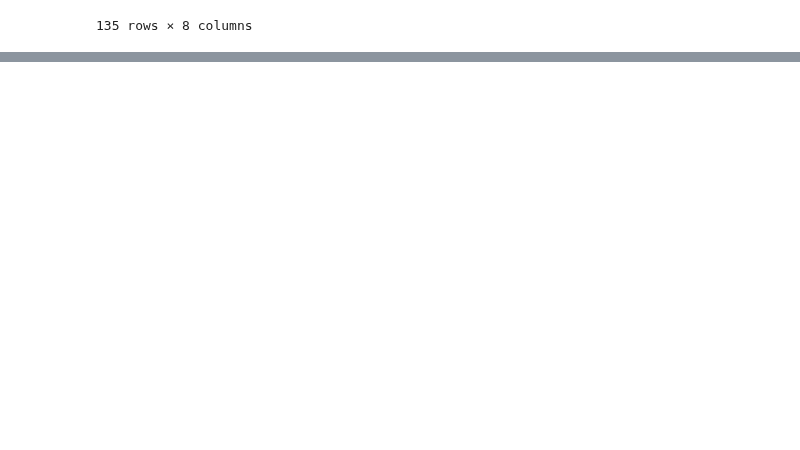
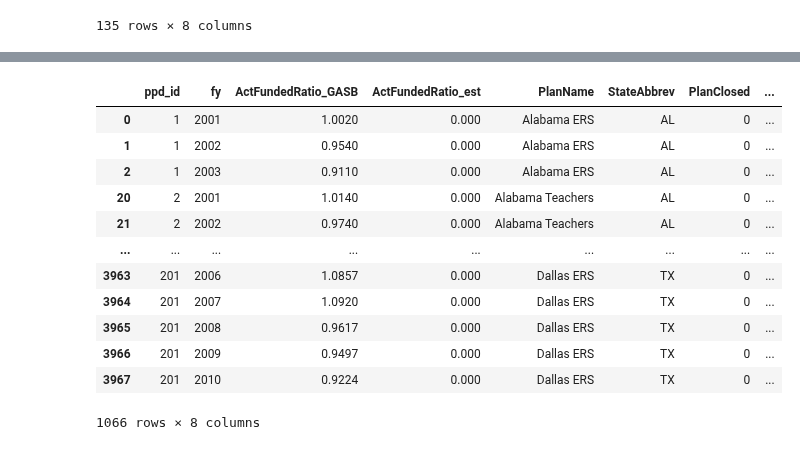
Before and after one commit to DeltaDeutsch/PPD-Group-Project, a Jupyter notebook: PPD Group Project.ipynb, the cells around one changed output, grey strips where cells are left out. Cells and saved outputs as stored; diff of their text form; code cells hidden in the pictures; blank space fills up the shorter version.

```diff
--- a/PPD Group Project.ipynb
+++ b/PPD Group Project.ipynb
@@ -150,0 +161,17 @@ plan_data_2020.sort_values(by='ActFundedRatio_GASB', ascending=True)[0:5]
+# %%
+plan_data_20yr=plan_test_data_df[(plan_test_data_df['ActFundedRatio_GASB']>=.9)]
+plan_data_20yr
+# %% [output]
+|  | ppd_id | fy | ActFundedRatio_GASB | ActFundedRatio_est | PlanName | StateAbbrev | PlanClosed | ... |
+| 0 | 1 | 2001 | 1.0020 | 0.000 | Alabama ERS | AL | 0 | ... |
+| 1 | 1 | 2002 | 0.9540 | 0.000 | Alabama ERS | AL | 0 | ... |
+| 2 | 1 | 2003 | 0.9110 | 0.000 | Alabama ERS | AL | 0 | ... |
+| 20 | 2 | 2001 | 1.0140 | 0.000 | Alabama Teachers | AL | 0 | ... |
+| 21 | 2 | 2002 | 0.9740 | 0.000 | Alabama Teachers | AL | 0 | ... |
+| ... | ... | ... | ... | ... | ... | ... | ... | ... |
+| 3963 | 201 | 2006 | 1.0857 | 0.000 | Dallas ERS | TX | 0 | ... |
+| 3964 | 201 | 2007 | 1.0920 | 0.000 | Dallas ERS | TX | 0 | ... |
+| 3965 | 201 | 2008 | 0.9617 | 0.000 | Dallas ERS | TX | 0 | ... |
+| 3966 | 201 | 2009 | 0.9497 | 0.000 | Dallas ERS | TX | 0 | ... |
+| 3967 | 201 | 2010 | 0.9224 | 0.000 | Dallas ERS | TX | 0 | ... |
+1066 rows × 8 columns
```
Also changed, not shown: parts of 4 cells of this notebook.
